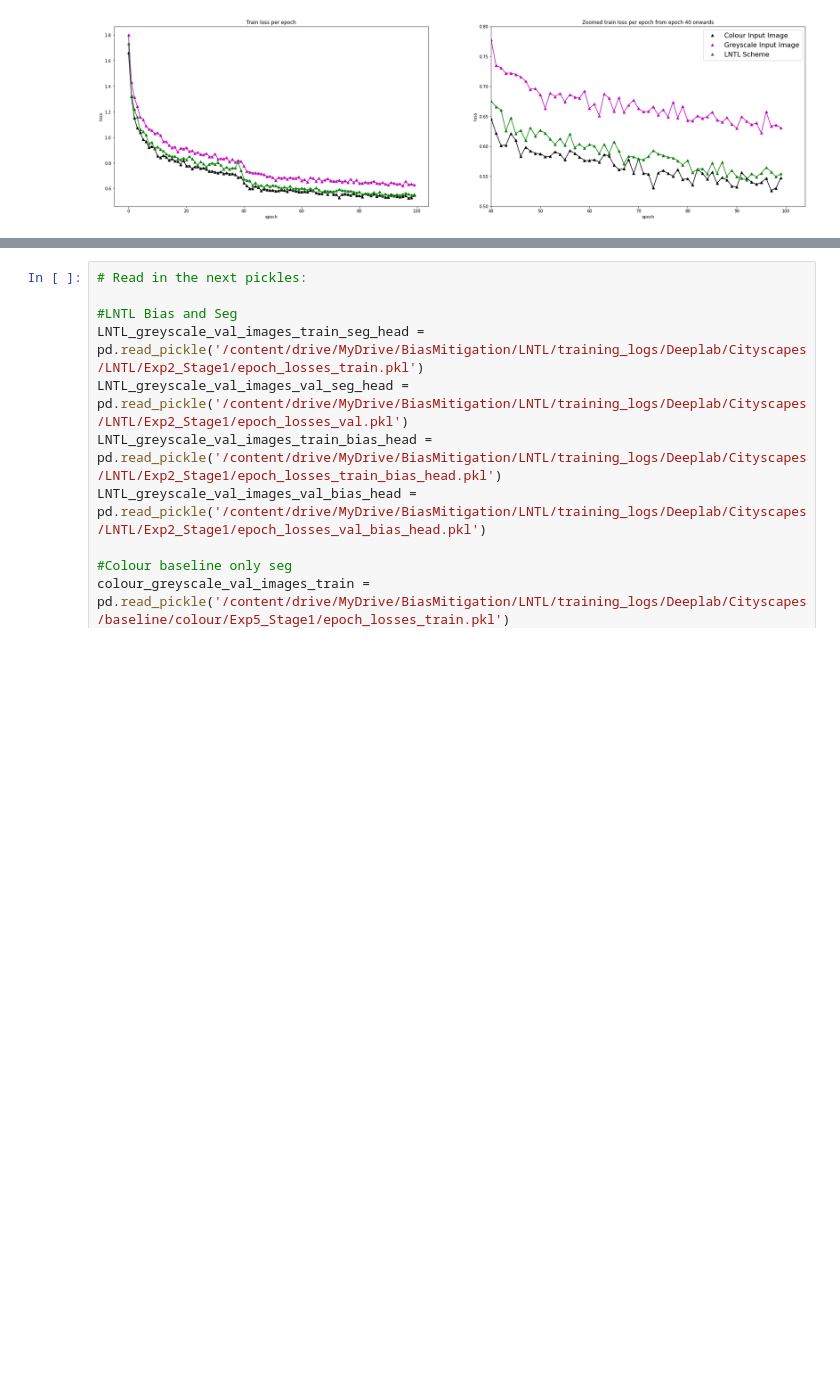
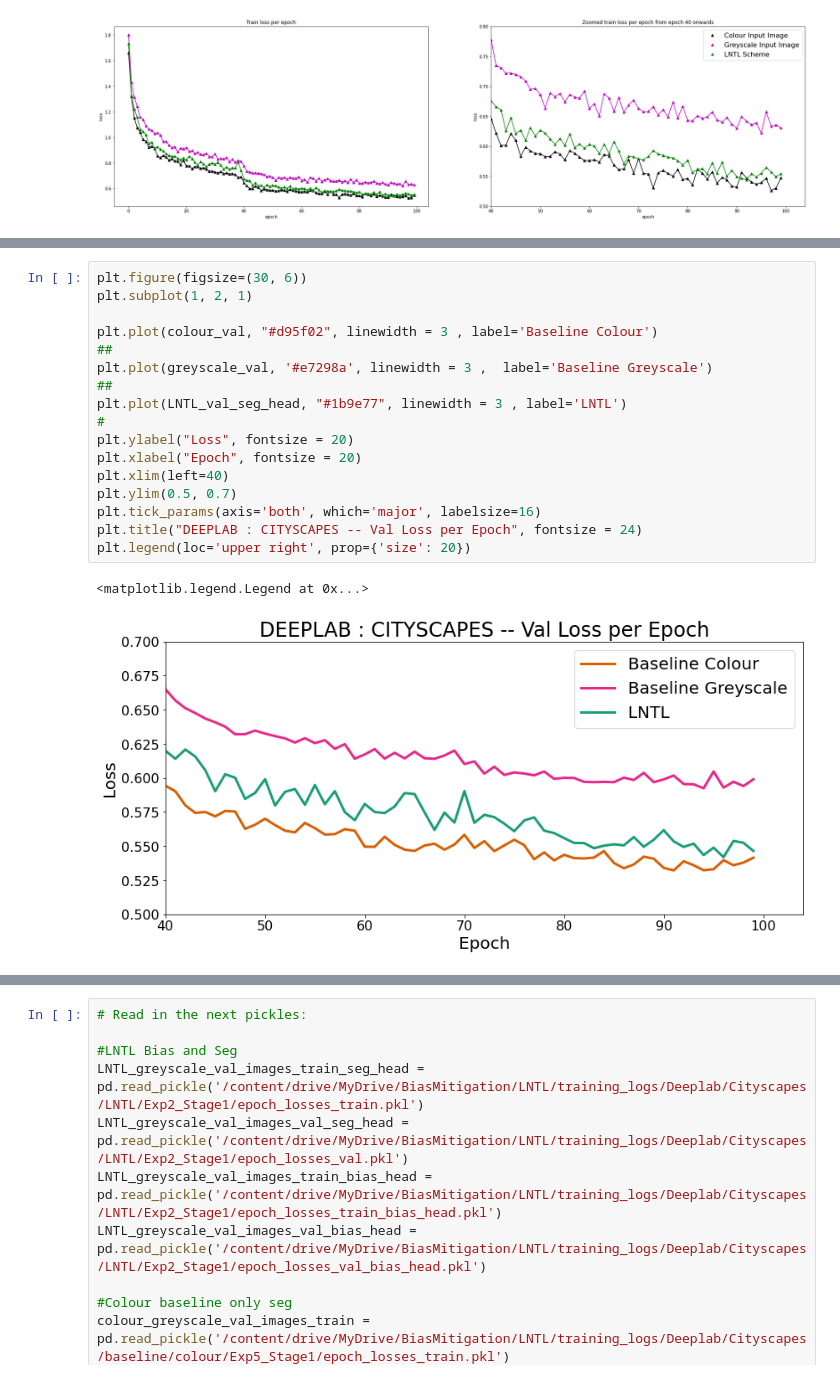
Before and after one commit to JackStelling/BiasMitigation, a Jupyter notebook: LNTL/evaluation/visualisations.ipynb, the cells around one changed output, grey strips where cells are left out. Drawn from its saved outputs; the diff is of its cells as text; blank space fills up the shorter version.

```diff
--- a/LNTL/evaluation/visualisations.ipynb
+++ b/LNTL/evaluation/visualisations.ipynb
@@ -157,3 +176,23 @@ plt.show()
+# %%
+plt.figure(figsize=(30, 6))
+plt.subplot(1, 2, 1)
+
+plt.plot(colour_val, "#d95f02", linewidth = 3 , label='Baseline Colour')
+##
+plt.plot(greyscale_val, '#e7298a', linewidth = 3 ,  label='Baseline Greyscale')
+##
+plt.plot(LNTL_val_seg_head, "#1b9e77", linewidth = 3 , label='LNTL')
+#
+plt.ylabel("Loss", fontsize = 20)
+plt.xlabel("Epoch", fontsize = 20)
+plt.xlim(left=40)
+plt.ylim(0.5, 0.7)
+plt.tick_params(axis='both', which='major', labelsize=16)
+plt.title("DEEPLAB : CITYSCAPES -- Val Loss per Epoch", fontsize = 24)
+plt.legend(loc='upper right', prop={'size': 20})
+# %% [output]
+<matplotlib.legend.Legend at 0x...>
+[figure, added]
 # %%
 # PLotting loss in the biad head of the LNTL scheme.
 
```
Also changed, not shown: parts of 9 cells of this notebook, 41 other files.
